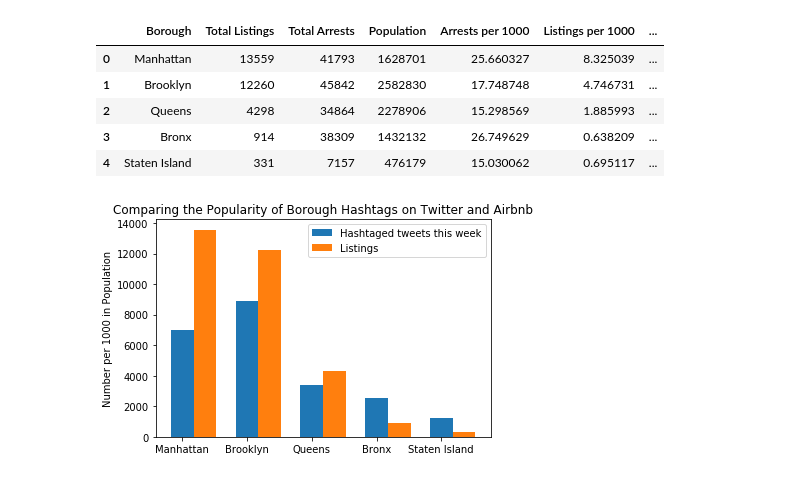
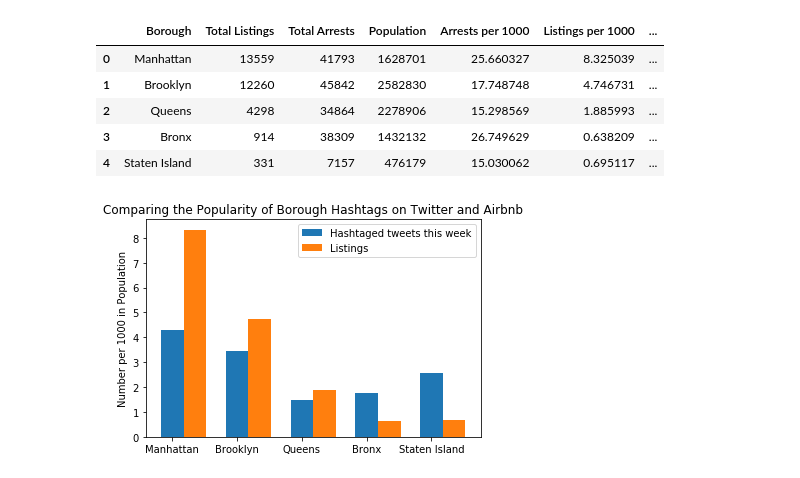
Before and after one commit to hayden4davey/Project1-Group2, a Jupyter notebook: Final Airbnb Analysis.ipynb, the cells around one changed output. Saved outputs shown, nothing was run; the diff lists cells and outputs as text; code cells hidden in the pictures.

```diff
--- a/Final Airbnb Analysis.ipynb
+++ b/Final Airbnb Analysis.ipynb
@@ -338,19 +319,19 @@ comparison2_df
 # %%
 #Plot hashtag rate vs airnbnb listing rate
 fig, ax = plt.subplots()
 
 ind = np.arange(5)
 width = 0.35
 
-ax.bar(ind, comparison2_df['Number of Tweets'], width, label='Hashtaged tweets this week')
-ax.bar(ind+width, comparison2_df['Total Listings'], width, label='Listings')
+ax.bar(ind, comparison2_df['Tweets per 1000'], width, label='Hashtaged tweets this week')
+ax.bar(ind+width, comparison2_df['Listings per 1000'], width, label='Listings')
 
 ax.set_xticklabels((0, 'Manhattan', 'Brooklyn', 'Queens', 'Bronx', 'Staten Island'))
 
 plt.title("Comparing the Popularity of Borough Hashtags on Twitter and Airbnb")
 plt.ylabel('Number per 1000 in Population')
 plt.legend(loc='upper right')
 
 plt.savefig('Output/HashtagsandAirbnb')
 # %% [output]
-[figure, old version]
+[figure, new version]
```
Also changed, not shown: parts of 6 cells of this notebook, 2 other files.
